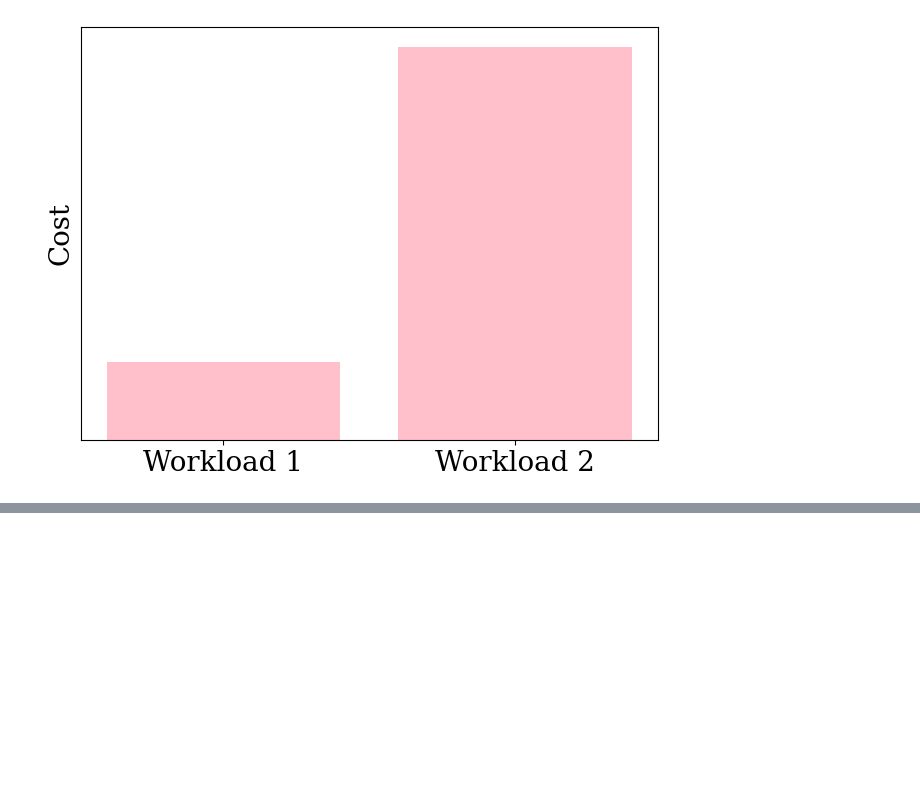
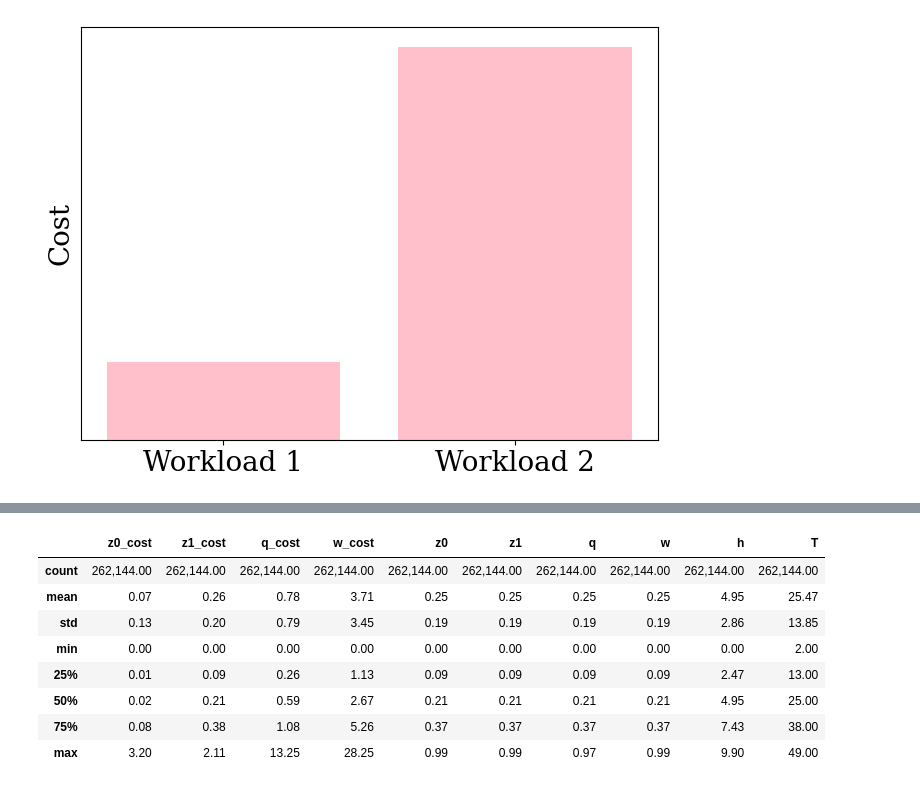
Before and after one commit to ephoris/endure-jupyter, a Jupyter notebook: experiments/playground.ipynb, the cells around one changed output, grey strips where cells are left out. Saved outputs shown, nothing was run; the diff lists cells and outputs as text; code cells hidden in the pictures; blank space fills up the shorter version.

```diff
--- a/experiments/playground.ipynb
+++ b/experiments/playground.ipynb
@@ -50,0 +71,13 @@ plt.show()
+# %%
+df = pd.read_parquet('/data/train-data/levelcost-parquet/levelcost-0000.parquet')
+df.describe()
+# %% [output]
+|  | z0_cost | z1_cost | q_cost | w_cost | z0 | z1 | q | w | h | T |
+| count | 262,144.00 | 262,144.00 | 262,144.00 | 262,144.00 | 262,144.00 | 262,144.00 | 262,144.00 | 262,144.00 | 262,144.00 | 262,144.00 |
+| mean | 0.07 | 0.26 | 0.78 | 3.71 | 0.25 | 0.25 | 0.25 | 0.25 | 4.95 | 25.47 |
+| std | 0.13 | 0.20 | 0.79 | 3.45 | 0.19 | 0.19 | 0.19 | 0.19 | 2.86 | 13.85 |
+| min | 0.00 | 0.00 | 0.00 | 0.00 | 0.00 | 0.00 | 0.00 | 0.00 | 0.00 | 2.00 |
+| 25% | 0.01 | 0.09 | 0.26 | 1.13 | 0.09 | 0.09 | 0.09 | 0.09 | 2.47 | 13.00 |
+| 50% | 0.02 | 0.21 | 0.59 | 2.67 | 0.21 | 0.21 | 0.21 | 0.21 | 4.95 | 25.00 |
+| 75% | 0.08 | 0.38 | 1.08 | 5.26 | 0.37 | 0.37 | 0.37 | 0.37 | 7.43 | 38.00 |
+| max | 3.20 | 2.11 | 13.25 | 28.25 | 0.99 | 0.99 | 0.97 | 0.99 | 9.90 | 49.00 |
```
Also changed, not shown: parts of 2 cells of this notebook, 4 other files.
